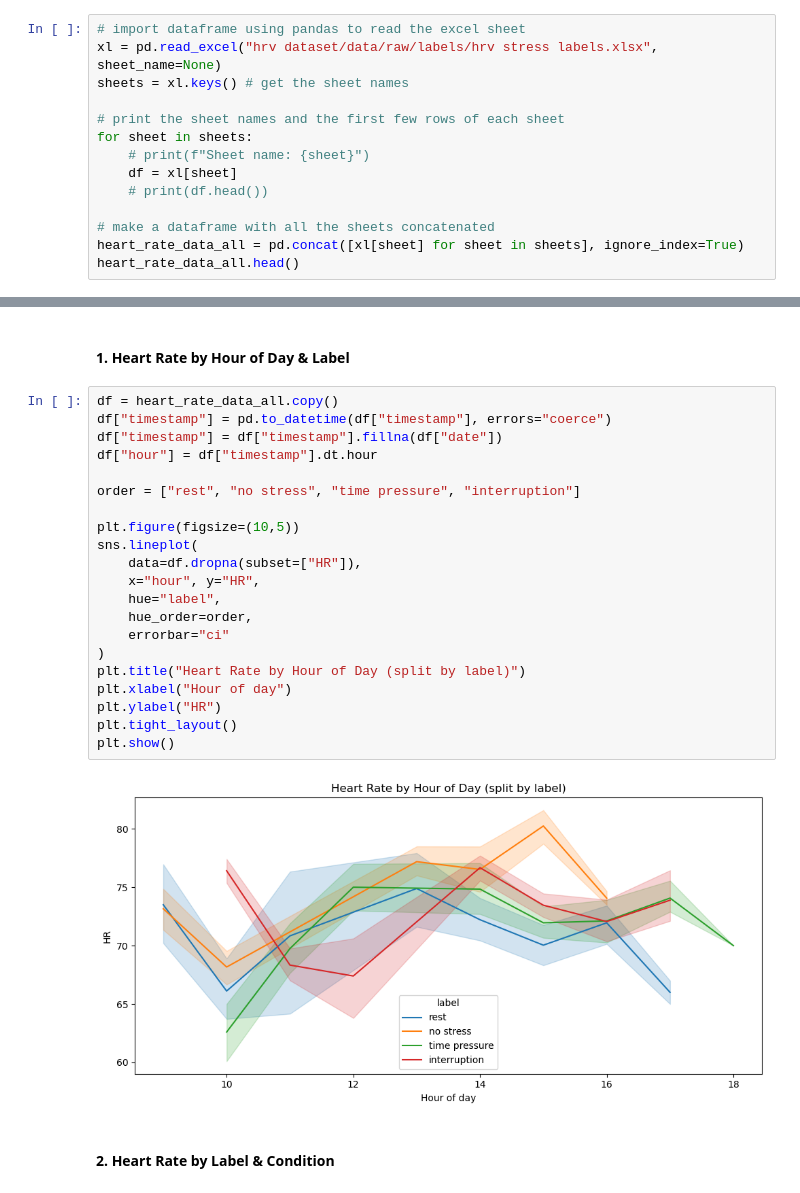
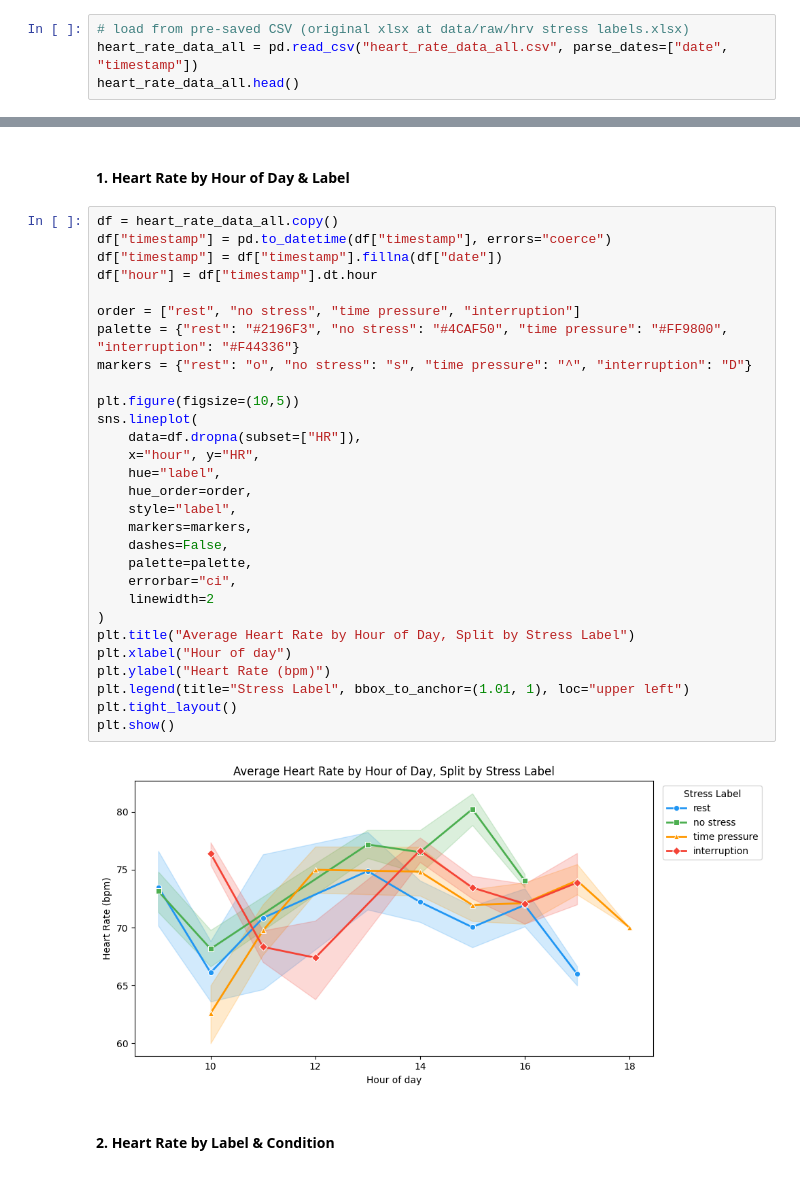
Before and after one commit to cmparent/w26-si568-project3, a Jupyter notebook: milestone_4.ipynb, the cells around one changed output, grey strips where cells are left out. Cells and saved outputs as stored; diff of their text form.

```diff
--- a/milestone_4.ipynb
+++ b/milestone_4.ipynb
@@ -8,18 +8,8 @@ import pandas as pd
 import matplotlib.pyplot as plt
 import seaborn as sns
 # %%
-# import dataframe using pandas to read the excel sheet
-xl = pd.read_excel("hrv dataset/data/raw/labels/hrv stress labels.xlsx", sheet_name=None)
-sheets = xl.keys() # get the sheet names
-
-# print the sheet names and the first few rows of each sheet
-for sheet in sheets:
-    # print(f"Sheet name: {sheet}")
-    df = xl[sheet]
-    # print(df.head())
-
-# make a dataframe with all the sheets concatenated
-heart_rate_data_all = pd.concat([xl[sheet] for sheet in sheets], ignore_index=True)
+# load from pre-saved CSV (original xlsx at data/raw/hrv stress labels.xlsx)
+heart_rate_data_all = pd.read_csv("heart_rate_data_all.csv", parse_dates=["date", "timestamp"])
 heart_rate_data_all.head()
 # %% [output]
 |  | Unnamed: 0 | PP | C | timestamp | HR | RMSSD | SCL | date | subject | label | ... |
@@ -150,26 +140,34 @@ To support our evil plan, three visualizations include:
 # %%
 df = heart_rate_data_all.copy()
 df["timestamp"] = pd.to_datetime(df["timestamp"], errors="coerce")
 df["timestamp"] = df["timestamp"].fillna(df["date"])
 df["hour"] = df["timestamp"].dt.hour
 
 order = ["rest", "no stress", "time pressure", "interruption"]
+palette = {"rest": "#2196F3", "no stress": "#4CAF50", "time pressure": "#FF9800", "interruption": "#F44336"}
+markers = {"rest": "o", "no stress": "s", "time pressure": "^", "interruption": "D"}
 
 plt.figure(figsize=(10,5))
 sns.lineplot(
     data=df.dropna(subset=["HR"]),
     x="hour", y="HR",
     hue="label",
     hue_order=order,
-    errorbar="ci"
+    style="label",
+    markers=markers,
+    dashes=False,
+    palette=palette,
+    errorbar="ci",
+    linewidth=2
 )
-plt.title("Heart Rate by Hour of Day (split by label)")
+plt.title("Average Heart Rate by Hour of Day, Split by Stress Label")
 plt.xlabel("Hour of day")
-plt.ylabel("HR")
+plt.ylabel("Heart Rate (bpm)")
+plt.legend(title="Stress Label", bbox_to_anchor=(1.01, 1), loc="upper left")
 plt.tight_layout()
 plt.show()
 # %% [output]
-[figure, old version]
+[figure, new version]
 # %% [markdown]
 #### 2. Heart Rate by Label & Condition
 # %%
```
Also changed, not shown: parts of 9 cells of this notebook, 1 other file.
